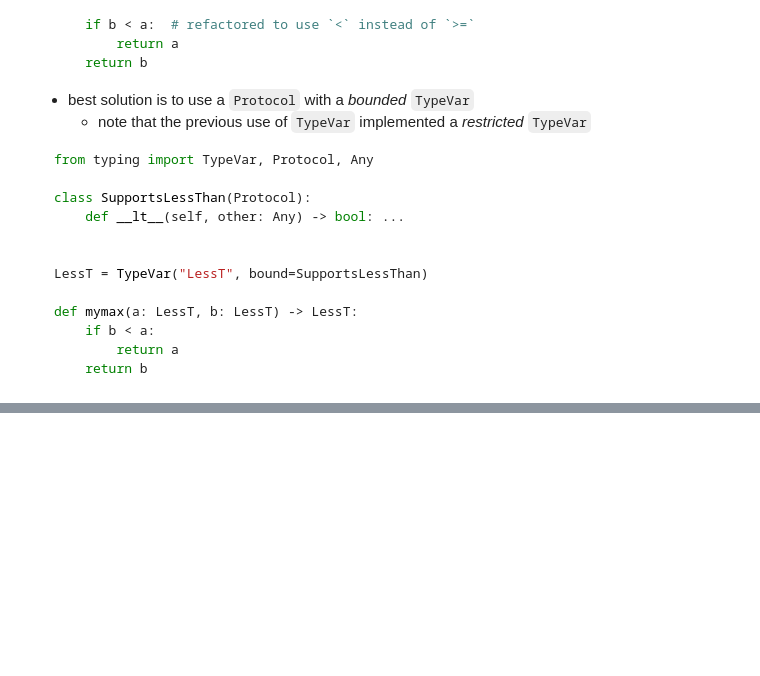
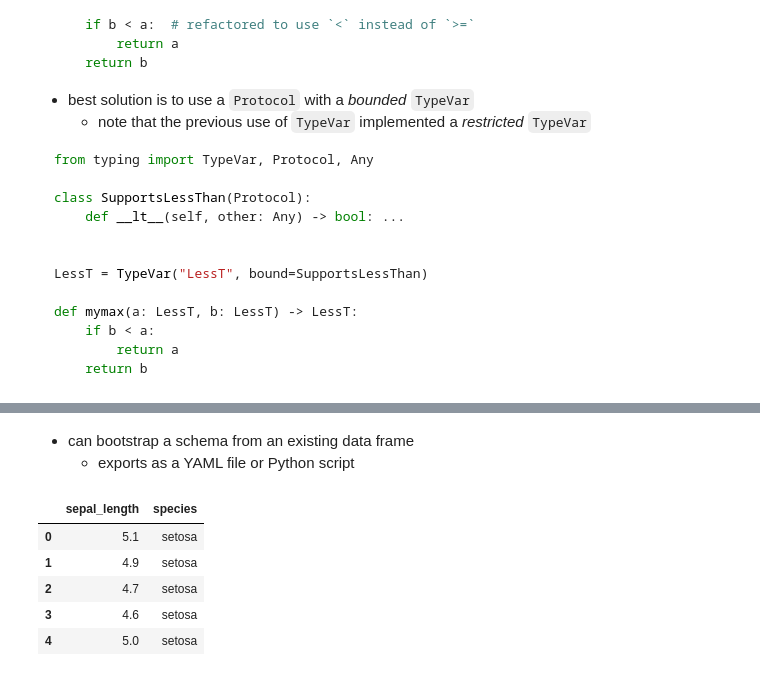
Before and after one commit to jhrcook/conference-notes, a Jupyter notebook: technical/pycon2021_notes.ipynb, the cells around one changed output, grey strips where cells are left out. Drawn from its saved outputs; the diff is of its cells as text; code cells hidden in the pictures; blank space fills up the shorter version.

```diff
--- a/technical/pycon2021_notes.ipynb
+++ b/technical/pycon2021_notes.ipynb
@@ -529,0 +596,15 @@ def mymax(a: LessT, b: LessT) -> LessT:
+# %% [markdown]
+- can bootstrap a schema from an existing data frame
+    - exports as a YAML file or Python script
+# %%
+import seaborn as sns
+
+iris = sns.load_dataset("iris")[["sepal_length", "species"]]
+iris.head()
+# %% [output]
+|  | sepal_length | species |
+| 0 | 5.1 | setosa |
+| 1 | 4.9 | setosa |
+| 2 | 4.7 | setosa |
+| 3 | 4.6 | setosa |
+| 4 | 5.0 | setosa |
```
Also changed, not shown: parts of 5 cells of this notebook, 2 other files.
